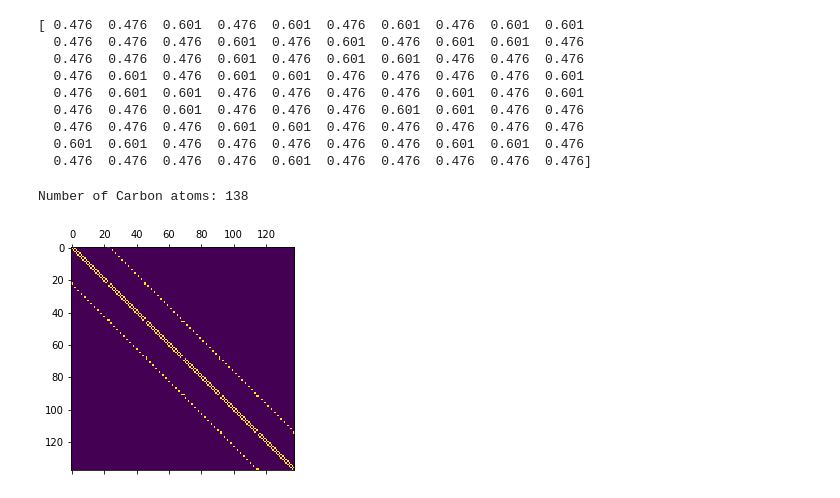
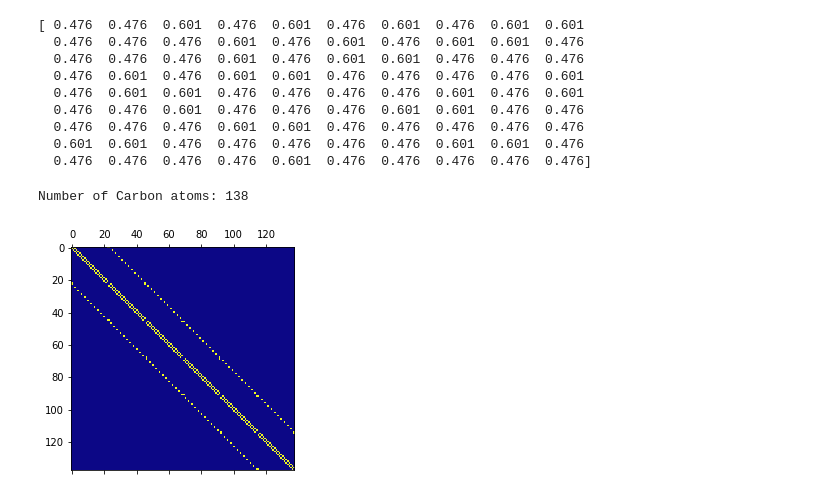
Before and after one commit to bzager/MO_Theory, a Jupyter notebook: MO_Theory.ipynb, the cells around one changed output. Cells and saved outputs as stored; diff of their text form; code cells hidden in the pictures.

```diff
--- a/MO_Theory.ipynb
+++ b/MO_Theory.ipynb
@@ -21,7 +21,7 @@ ethe = {"name":"ethene","db":1}
 # %%
 # Set molecule to analyze
 
-mol = buta # select molecule
+mol = buck # select molecule
 
 name = mol["name"]
 adj = np.loadtxt("data/"+name+".txt")
@@ -324,27 +349,27 @@ def constructAdj(rows,cols):
 # %%
 # Set parameters for constructing graphene adjacency matrix
 # for zigzag configuration, use arm > zig
 # for armchair configuration, use zig > arm
 
 zig = 5  # layers of hexagons connected by flat edge
 arm = 11  # layers of hexagons connected in "armchair" pattern
 name = "Graphene"+str(zig)+"x"+str(arm)
 
 # Consider "stretched" hex lattice in brick wall pattern
 # Each brick is 2 bonds long and 1 bond wide
 rows = zig+1  # number of rows in "stretched" square lattice
 cols = arm*2 + 1  # number of columns in "stretched" square lattice
 
 Nc = rows*cols # total number of carbon atoms
 Ne = Nc # total number of pi electrons
 
 graph = constructAdj(rows,cols)
 print("Number of Carbon atoms: "+str(Nc))
-plt.matshow(graph)
+plt.matshow(graph,cmap=plt.cm.plasma)
 plt.show()
 # %% [output]
 Number of Carbon atoms: 138
-[figure, old version]
+[figure, new version]
 # %%
 # Calculate eigenvalues/eigenvectors and energy levels of graphene
 
```
Also changed, not shown: parts of 10 cells of this notebook, 25 other files.
